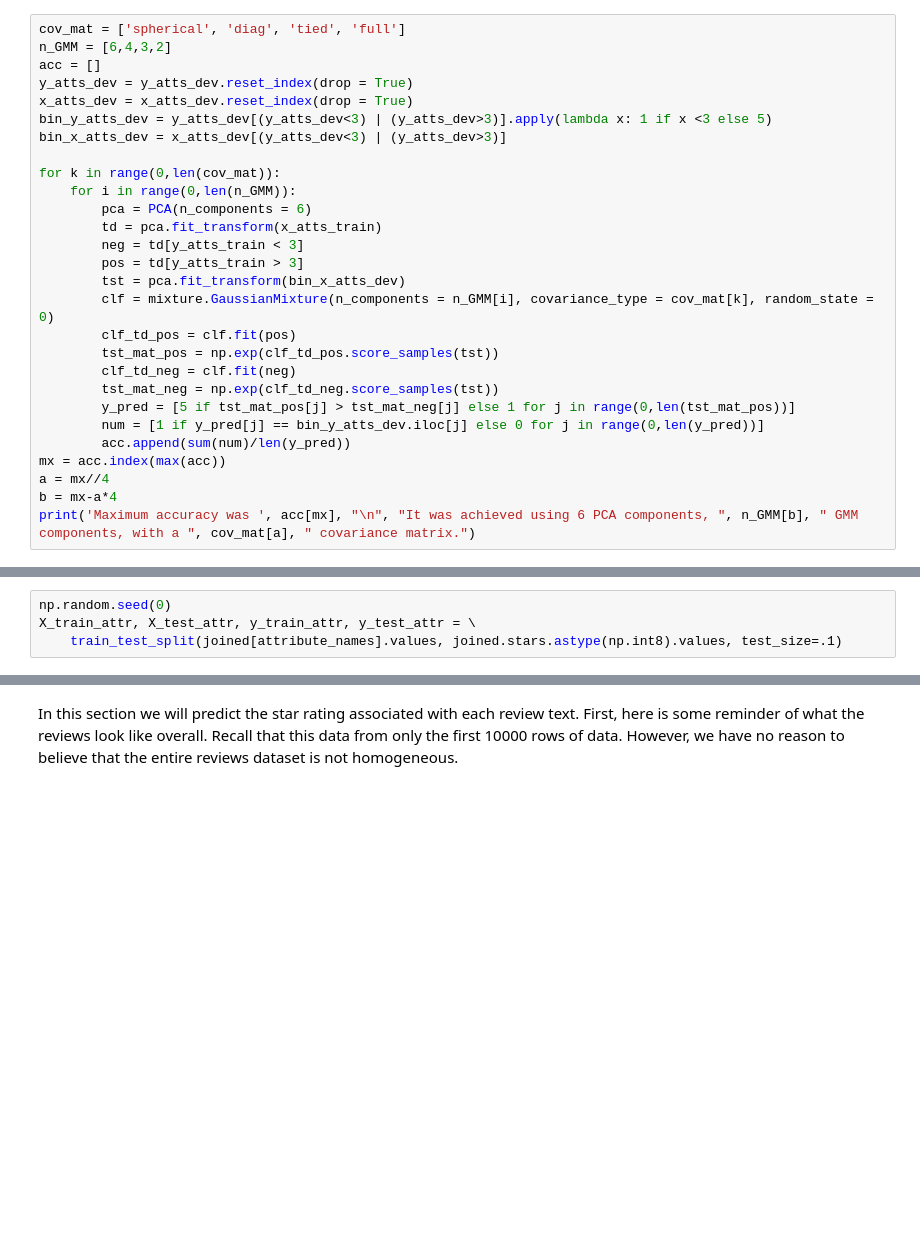
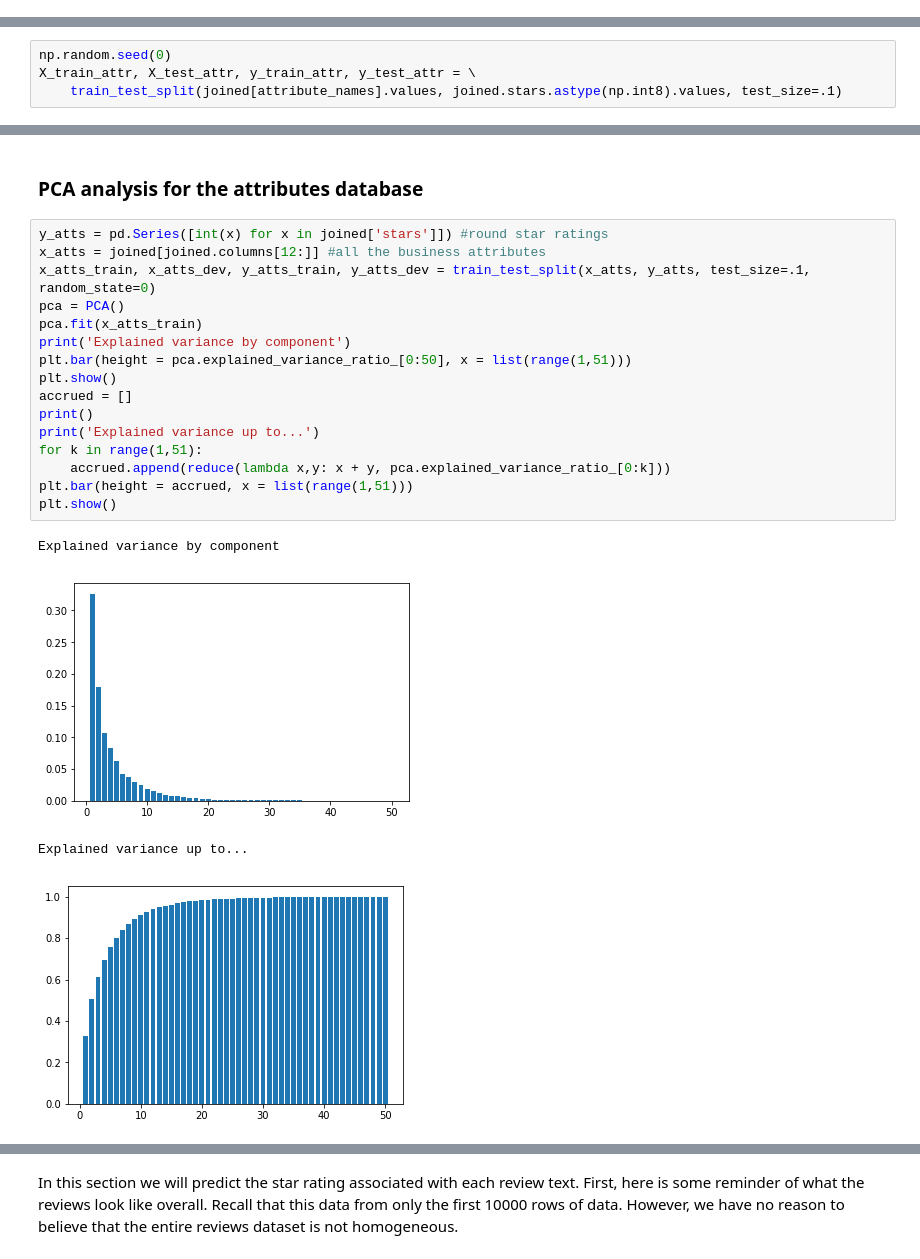
Before and after one commit to hougrammer/yelp_exploration, a Jupyter notebook: yelp_exploration.ipynb, the cells around one changed output, grey strips where cells are left out. Cells and saved outputs as stored; diff of their text form; blank space fills up the shorter version.

```diff
--- a/yelp_exploration.ipynb
+++ b/yelp_exploration.ipynb
@@ -174,28 +71,0 @@ Visually, it doesn't seems that there's a way to separate the star rating by the
-# %%
-cov_mat = ['spherical', 'diag', 'tied', 'full']
-n_GMM = [6,4,3,2]
-acc = []
-y_atts_dev = y_atts_dev.reset_index(drop = True)
-x_atts_dev = x_atts_dev.reset_index(drop = True)
-bin_y_atts_dev = y_atts_dev[(y_atts_dev<3) | (y_atts_dev>3)].apply(lambda x: 1 if x <3 else 5)
-bin_x_atts_dev = x_atts_dev[(y_atts_dev<3) | (y_atts_dev>3)]
-
-for k in range(0,len(cov_mat)):
-    for i in range(0,len(n_GMM)):
-        pca = PCA(n_components = 6)
-        td = pca.fit_transform(x_atts_train)
-        neg = td[y_atts_train < 3]
-        pos = td[y_atts_train > 3]
-        tst = pca.fit_transform(bin_x_atts_dev)
-        clf = mixture.GaussianMixture(n_components = n_GMM[i], covariance_type = cov_mat[k], random_state = 0)
-        clf_td_pos = clf.fit(pos)
-        tst_mat_pos = np.exp(clf_td_pos.score_samples(tst))
-        clf_td_neg = clf.fit(neg)
-        tst_mat_neg = np.exp(clf_td_neg.score_samples(tst))
-        y_pred = [5 if tst_mat_pos[j] > tst_mat_neg[j] else 1 for j in range(0,len(tst_mat_pos))]
-        num = [1 if y_pred[j] == bin_y_atts_dev.iloc[j] else 0 for j in range(0,len(y_pred))]
-        acc.append(sum(num)/len(y_pred))
-mx = acc.index(max(acc))
-a = mx//4
-b = mx-a*4
-print('Maximum accuracy was ', acc[mx], "\n", "It was achieved using 6 PCA components, ", n_GMM[b], " GMM components, with a ", cov_mat[a], " covariance matrix.")
@@ -545,0 +249,23 @@ Wall time: 111 ms
+# %% [markdown]
+### PCA analysis for the attributes database
+# %%
+y_atts = pd.Series([int(x) for x in joined['stars']]) #round star ratings
+x_atts = joined[joined.columns[12:]] #all the business attributes
+x_atts_train, x_atts_dev, y_atts_train, y_atts_dev = train_test_split(x_atts, y_atts, test_size=.1, random_state=0)
+pca = PCA()
+pca.fit(x_atts_train)
+print('Explained variance by component')
+plt.bar(height = pca.explained_variance_ratio_[0:50], x = list(range(1,51)))
+plt.show()
+accrued = []
+print()
+print('Explained variance up to...')
+for k in range(1,51):
+    accrued.append(reduce(lambda x,y: x + y, pca.explained_variance_ratio_[0:k]))
+plt.bar(height = accrued, x = list(range(1,51)))
+plt.show()
+# %% [output]
+Explained variance by component
+[figure, added]
+Explained variance up to...
+[figure, added]
```
Also changed, not shown: parts of 116 cells of this notebook.
